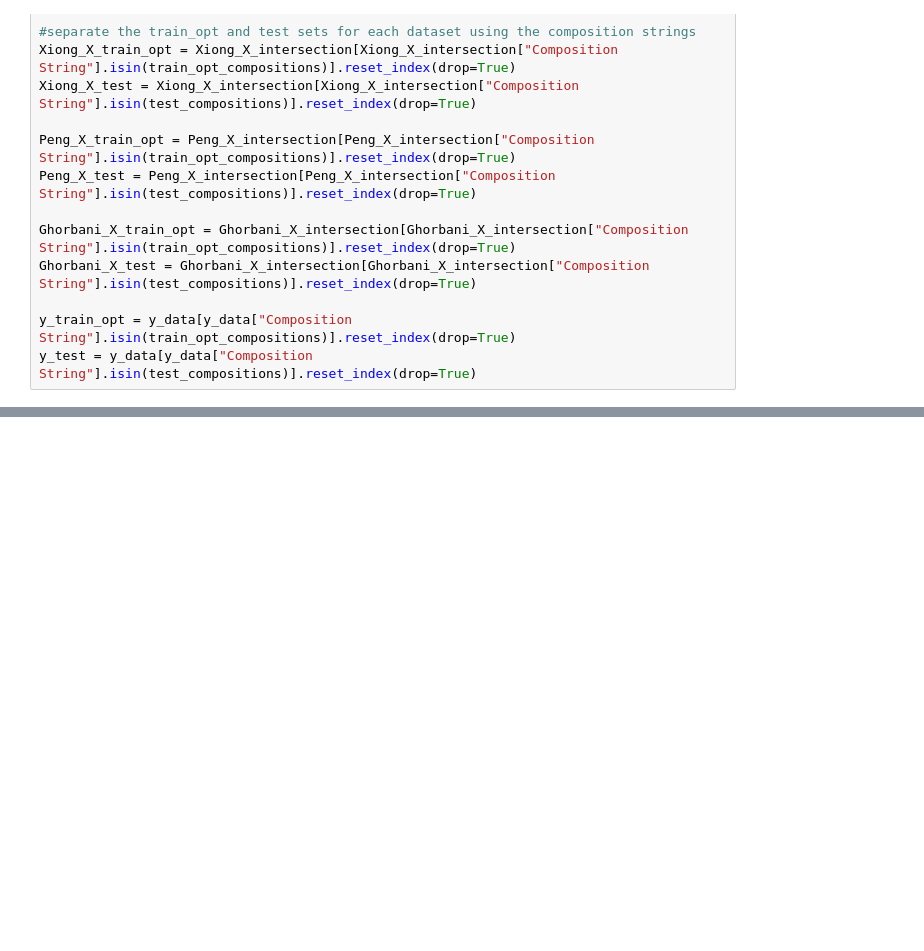
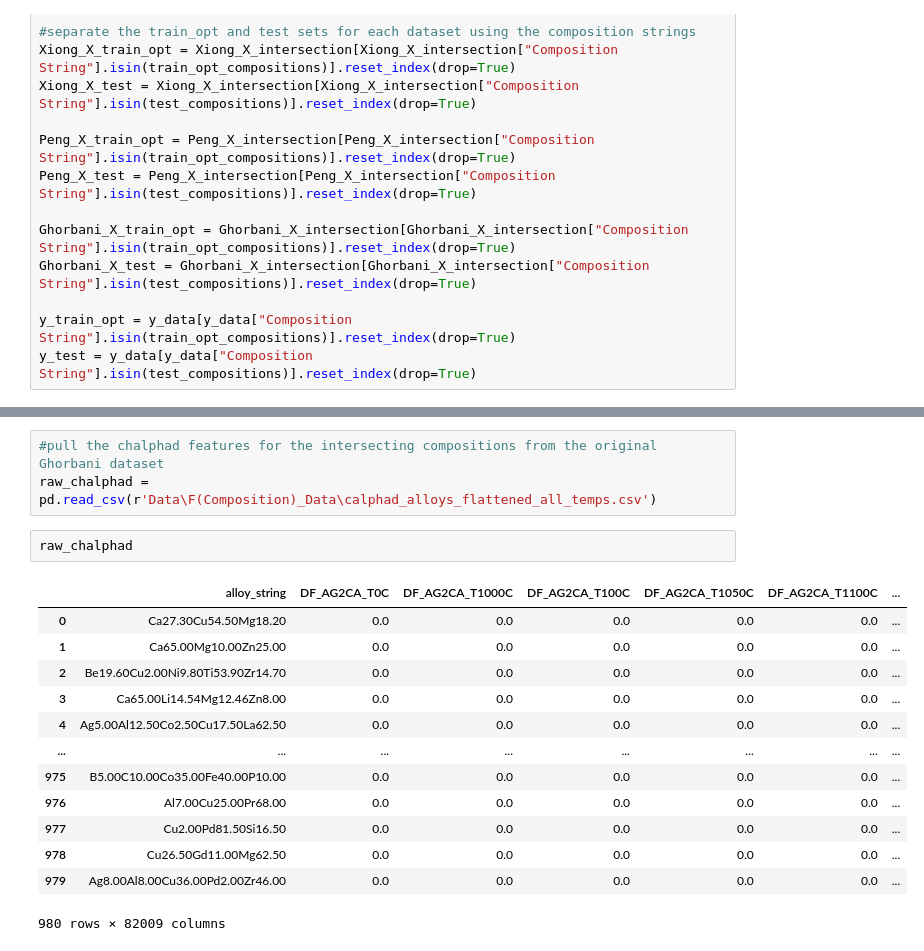
Before and after one commit to CTower87/ML_GFA_Prediction, a Jupyter notebook: Base_line_paper_comparison.ipynb, the cells around one changed output, grey strips where cells are left out. Saved outputs shown, nothing was run; the diff lists cells and outputs as text; blank space fills up the shorter version.

```diff
--- a/Base_line_paper_comparison.ipynb
+++ b/Base_line_paper_comparison.ipynb
@@ -709,0 +721,19 @@ Total samples: 328
+# %%
+#pull the chalphad features for the intersecting compositions from the original Ghorbani dataset
+raw_chalphad = pd.read_csv(r'Data\F(Composition)_Data\calphad_alloys_flattened_all_temps.csv')
+# %%
+raw_chalphad
+# %% [output]
+|  | alloy_string | DF_AG2CA_T0C | DF_AG2CA_T1000C | DF_AG2CA_T100C | DF_AG2CA_T1050C | DF_AG2CA_T1100C | ... |
+| 0 | Ca27.30Cu54.50Mg18.20 | 0.0 | 0.0 | 0.0 | 0.0 | 0.0 | ... |
+| 1 | Ca65.00Mg10.00Zn25.00 | 0.0 | 0.0 | 0.0 | 0.0 | 0.0 | ... |
+| 2 | Be19.60Cu2.00Ni9.80Ti53.90Zr14.70 | 0.0 | 0.0 | 0.0 | 0.0 | 0.0 | ... |
+| 3 | Ca65.00Li14.54Mg12.46Zn8.00 | 0.0 | 0.0 | 0.0 | 0.0 | 0.0 | ... |
+| 4 | Ag5.00Al12.50Co2.50Cu17.50La62.50 | 0.0 | 0.0 | 0.0 | 0.0 | 0.0 | ... |
+| ... | ... | ... | ... | ... | ... | ... | ... |
+| 975 | B5.00C10.00Co35.00Fe40.00P10.00 | 0.0 | 0.0 | 0.0 | 0.0 | 0.0 | ... |
+| 976 | Al7.00Cu25.00Pr68.00 | 0.0 | 0.0 | 0.0 | 0.0 | 0.0 | ... |
+| 977 | Cu2.00Pd81.50Si16.50 | 0.0 | 0.0 | 0.0 | 0.0 | 0.0 | ... |
+| 978 | Cu26.50Gd11.00Mg62.50 | 0.0 | 0.0 | 0.0 | 0.0 | 0.0 | ... |
+| 979 | Ag8.00Al8.00Cu36.00Pd2.00Zr46.00 | 0.0 | 0.0 | 0.0 | 0.0 | 0.0 | ... |
+980 rows × 82009 columns
```
Also changed, not shown: parts of 10 cells of this notebook, 2 other files.
